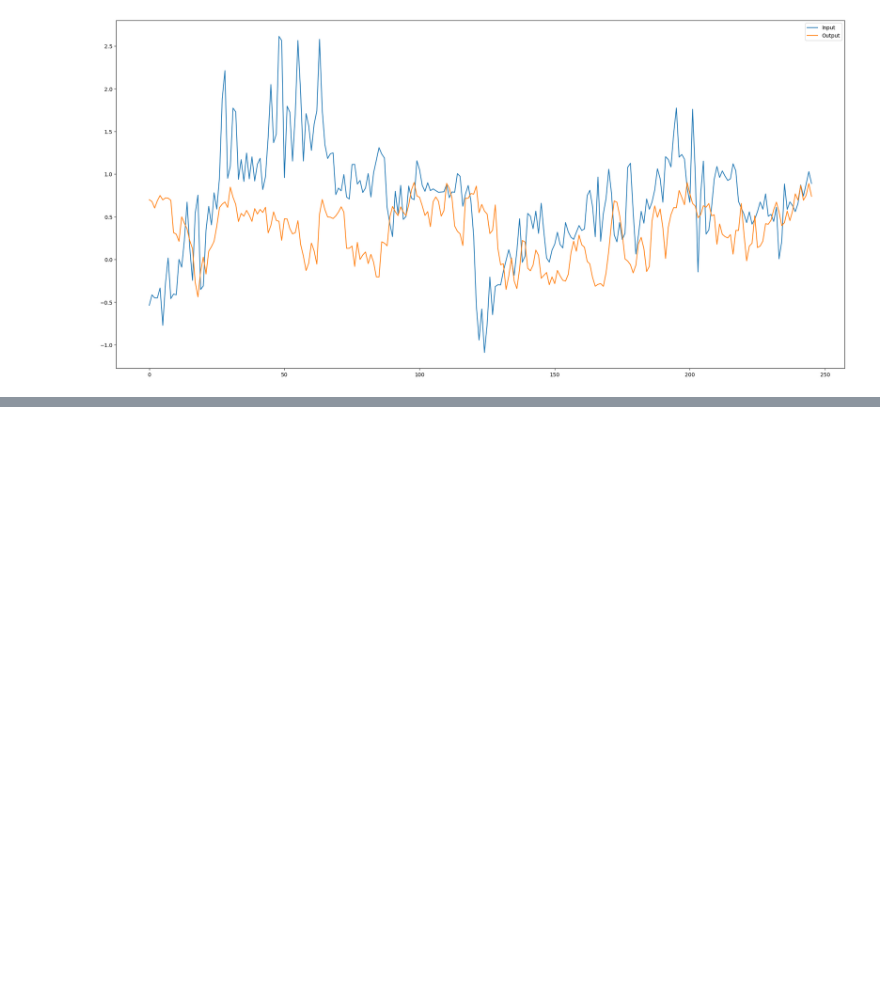
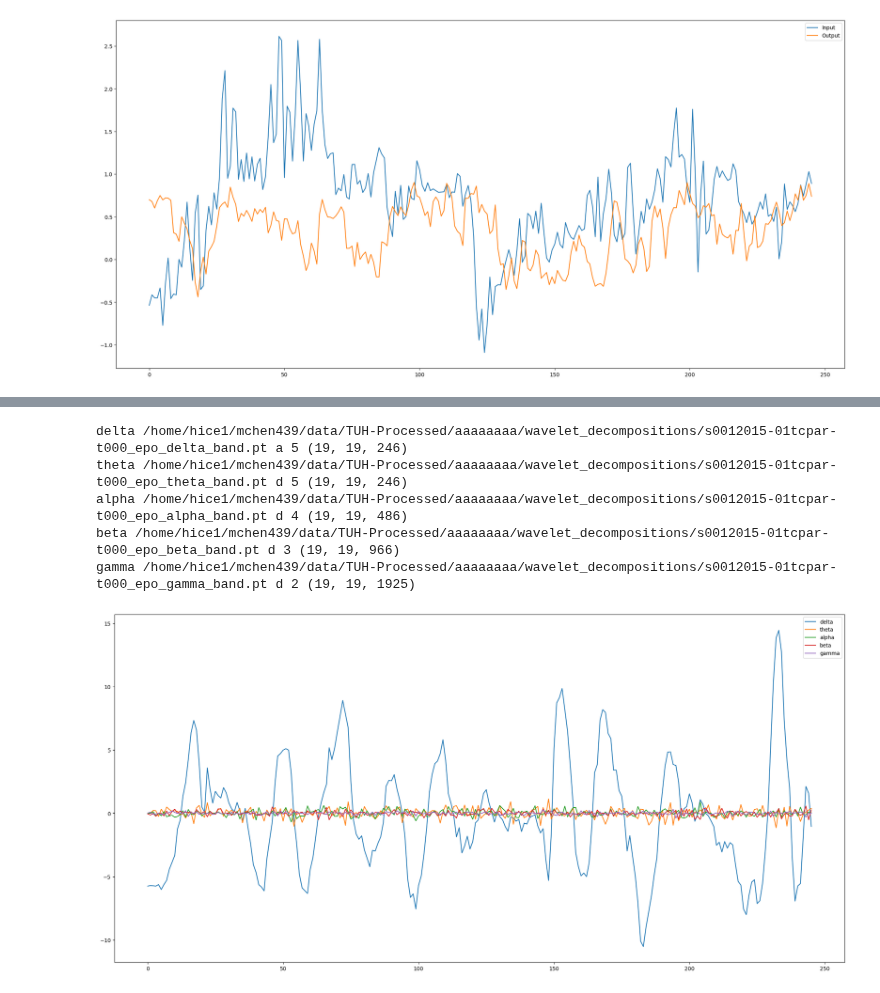
Before and after one commit to MatthewChen37/EEG-Foundation-Model, a Jupyter notebook: WaveletPlayground.ipynb, the cells around one changed output, grey strips where cells are left out. Cells and saved outputs as stored; diff of their text form; code cells hidden in the pictures; blank space fills up the shorter version.

Commit message:
Implement WaveletDataset

```diff
--- a/WaveletPlayground.ipynb
+++ b/WaveletPlayground.ipynb
@@ -462,3 +462,13 @@ plt.legend()
 plt.show()
 # %% [output]
 [figure]
+# %%
+dataset = WaveletDataset(root="/home/hice1/mchen439/data/TUH-Processed", frac=0.001)
+
+print("Length of dataset: ", len(dataset))
+
+print("Number of subjects: ", len(dataset.subjects))
+
+data = dataset[0]
+
+print("Data: ", data)
@@ -464,0 +485,18 @@ plt.show()
+# %%
+plt.figure(figsize=(25, 12))
+wavelet_file_names = data.subject_wavelet_file_names
+for band, file_name in wavelet_file_names.items():
+	node = torch.load(file_name[0])
+	print(band, file_name[0], node.node_name, node.level, node.data.shape)
+
+	plt.plot(node.data[0, 0, :246], label=band)
+
+plt.legend()
+plt.show()
+# %% [output]
+delta /home/hice1/mchen439/data/TUH-Processed/aaaaaaaa/wavelet_decompositions/s0012015-01tcpar-t000_epo_delta_band.pt a 5 (19, 19, 246)
+theta /home/hice1/mchen439/data/TUH-Processed/aaaaaaaa/wavelet_decompositions/s0012015-01tcpar-t000_epo_theta_band.pt d 5 (19, 19, 246)
+alpha /home/hice1/mchen439/data/TUH-Processed/aaaaaaaa/wavelet_decompositions/s0012015-01tcpar-t000_epo_alpha_band.pt d 4 (19, 19, 486)
+beta /home/hice1/mchen439/data/TUH-Processed/aaaaaaaa/wavelet_decompositions/s0012015-01tcpar-t000_epo_beta_band.pt d 3 (19, 19, 966)
+gamma /home/hice1/mchen439/data/TUH-Processed/aaaaaaaa/wavelet_decompositions/s0012015-01tcpar-t000_epo_gamma_band.pt d 2 (19, 19, 1925)
+[figure, added]
```
Also changed, not shown: parts of 3 cells of this notebook, 2 other files.
